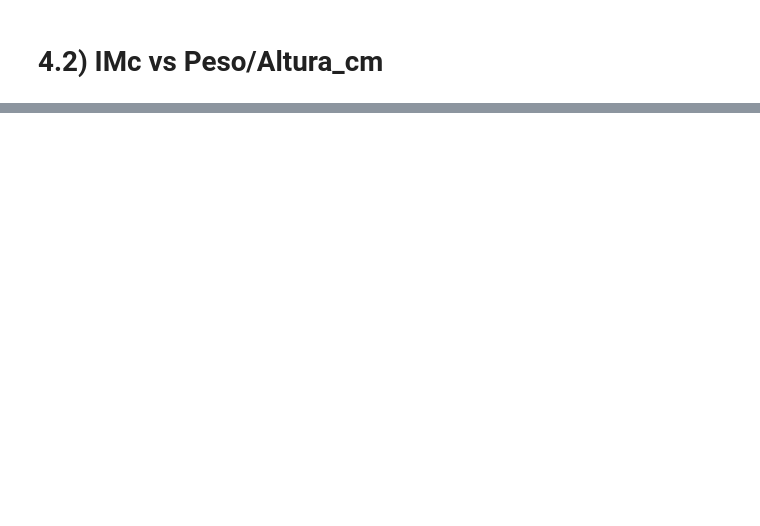
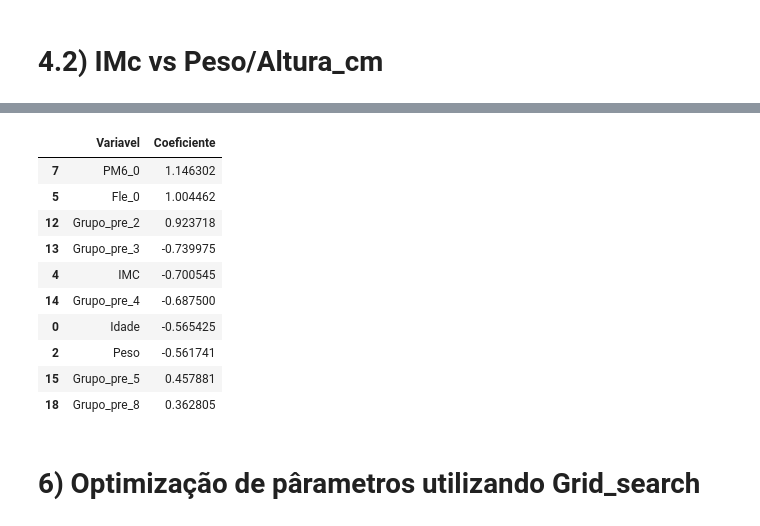
Before and after one commit to efigueira-hds/ML_Projeto_Final, a Jupyter notebook: RL_limpo.ipynb, the cells around one changed output, grey strips where cells are left out. Drawn from its saved outputs; the diff is of its cells as text; code cells hidden in the pictures; blank space fills up the shorter version.

```diff
--- a/RL_limpo.ipynb
+++ b/RL_limpo.ipynb
@@ -991,0 +658,31 @@ AUC teste: 0.7746478873239436
+# %%
+# Treino do modelo com scaling
+clf_LR_scaled = LogisticRegression(random_state=42)
+clf_LR_scaled = clf_LR_scaled.fit(X_train_scaled, y_train)
+# previsões
+y_pred_LR_scaled = clf_LR_scaled.predict(X_test_scaled)
+
+# avaliação de métricas para o modelo com scaling
+# matriz de confusão para o modelo com scaling
+confusion_scaled = confusion_matrix(y_test, y_pred_LR_scaled)
+sns.heatmap(confusion_scaled, annot=True, fmt='d', cmap='crest')
+plt.xlabel("Classe Prevista")
+plt.ylabel("Classe Real")
+plt.title("Matriz de confusão - Regressão com Scaling")
+plt.show()
+# curva ROC e AUC para o modelo com scaling
+
+print(classification_report(y_test, y_pred_LR_scaled))
+y_proba_LR_scaled = clf_LR_scaled.predict_proba(X_test_scaled)[:, 1]
+auc_scaled = roc_auc_score(y_test, y_proba_LR_scaled)
+
+print("AUC com Scaling:", auc_scaled)
+# K-fold estratificado para o modelo com scaling
+pred_cross_scaled = cross_val_predict(
+    clf_LR_scaled,
+    X_train_scaled,
+    y_train,
+    cv=sk.model_selection.StratifiedKFold(n_splits=5, shuffle=True, random_state=42)
+)
+print("=== Stratified K-fold (com Scaling) ===")
+print(classification_report(y_train, pred_cross_scaled, digits=4))
@@ -991,0 +710,21 @@ AUC teste: 0.7746478873239436
+# %%
+# avaliar a importância das features no modelo com scaling
+coef_LR_scaled = pd.DataFrame({
+    'Variavel': X_train_scaled.columns,
+    'Coeficiente': clf_LR_scaled.coef_[0]
+}).sort_values(by='Coeficiente', key=abs, ascending=False)
+coef_LR_scaled.head(10)
+# %% [output]
+|  | Variavel | Coeficiente |
+| 7 | PM6_0 | 1.146302 |
+| 5 | Fle_0 | 1.004462 |
+| 12 | Grupo_pre_2 | 0.923718 |
+| 13 | Grupo_pre_3 | -0.739975 |
+| 4 | IMC | -0.700545 |
+| 14 | Grupo_pre_4 | -0.687500 |
+| 0 | Idade | -0.565425 |
+| 2 | Peso | -0.561741 |
+| 15 | Grupo_pre_5 | 0.457881 |
+| 18 | Grupo_pre_8 | 0.362805 |
+# %% [markdown]
+# 6) Optimização de pârametros utilizando Grid_search
```
Also changed, not shown: parts of 45 cells of this notebook.
